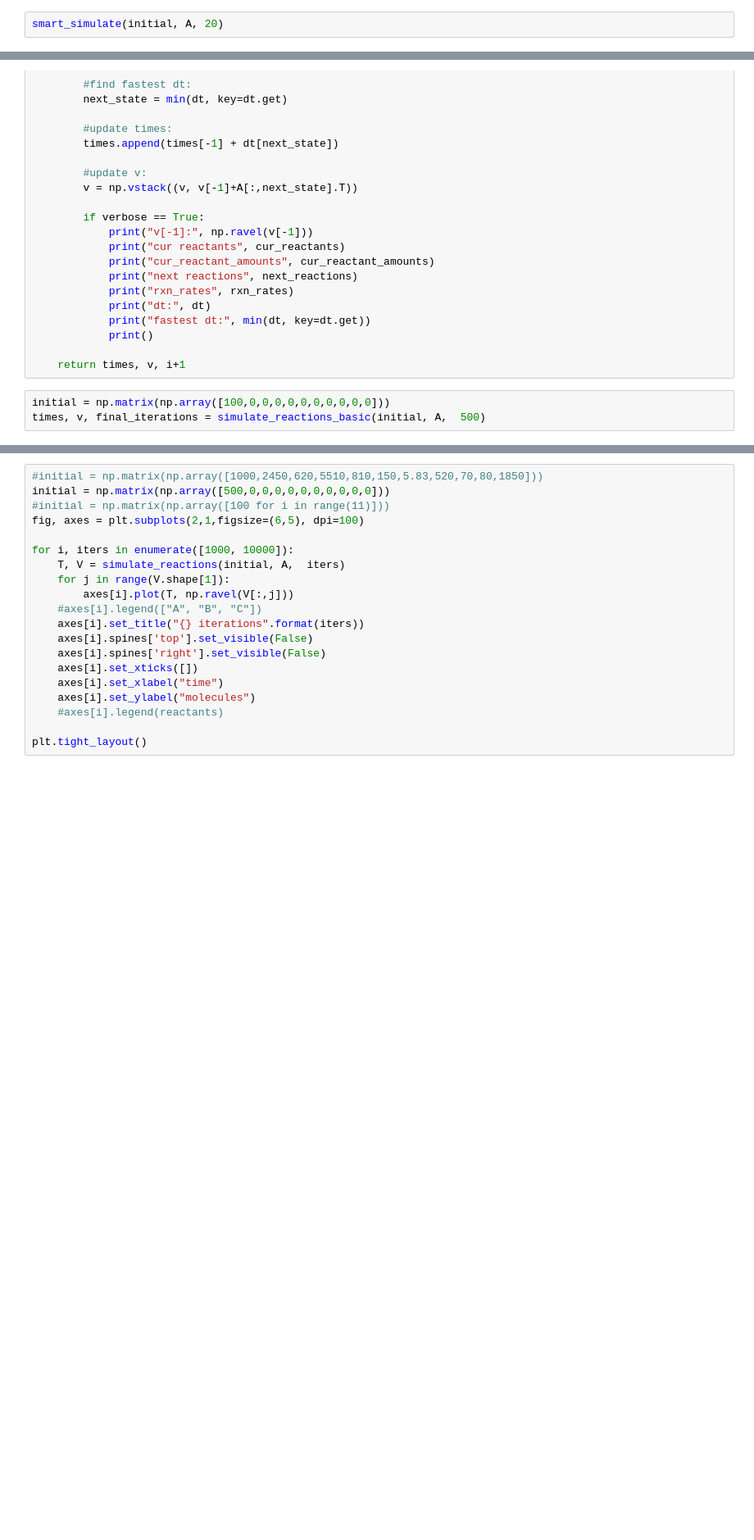
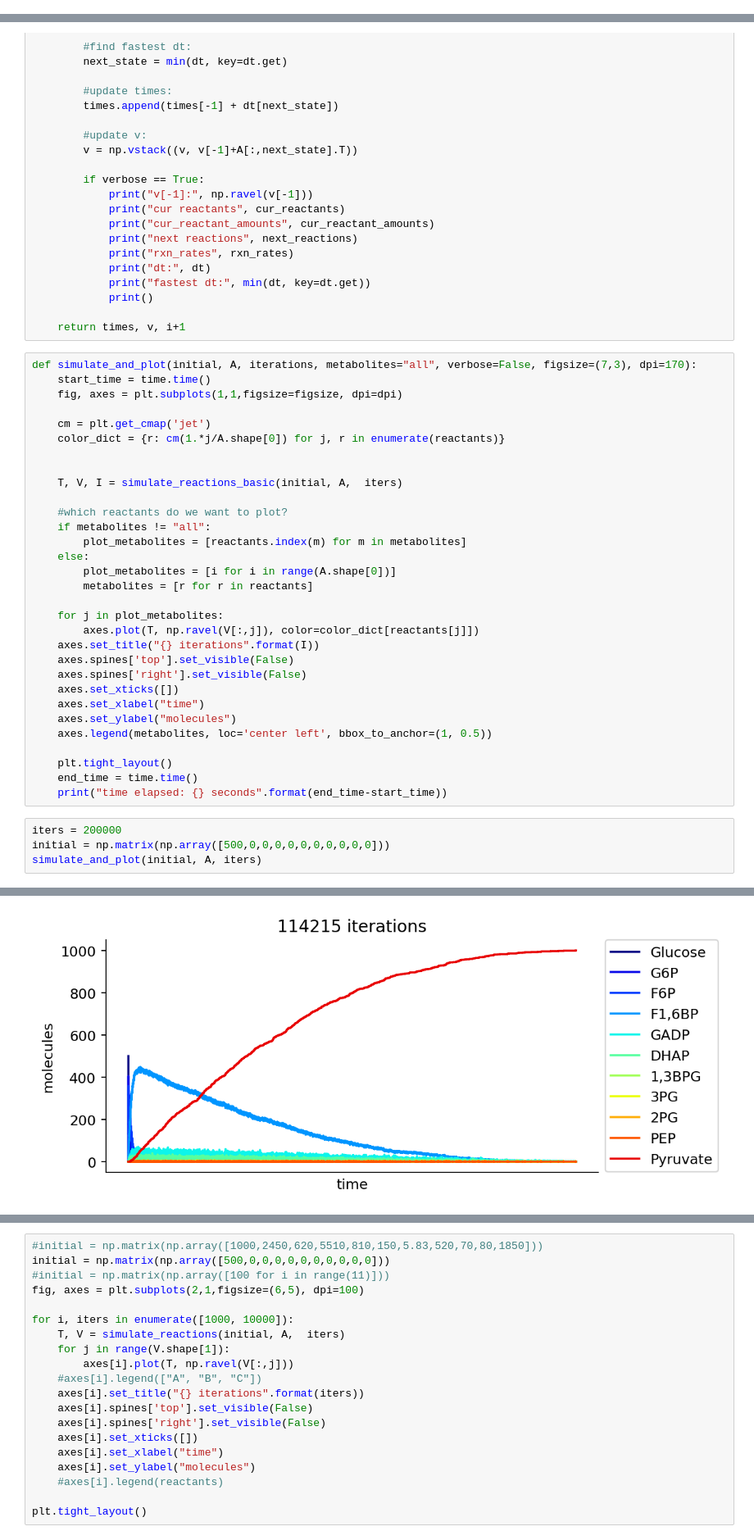
Before and after one commit to smorabit/screm, a Jupyter notebook: glycolysis.ipynb, the cells around one changed output, grey strips where cells are left out. Shown at 82% size. Saved outputs shown, nothing was run; the diff lists cells and outputs as text; blank space fills up the shorter version.

Commit message:
added a plotting function and some thoughts about how to interpret the simulations

```diff
--- a/glycolysis.ipynb
+++ b/glycolysis.ipynb
@@ -109,2 +59,0 @@ def smart_simulate(v, A, iterations, simtime=1):
-# %%
-smart_simulate(initial, A, 20)
@@ -174,6 +102,39 @@ def simulate_reactions_basic(v, A, iterations, verbose=False):
             print()
 
     return times, v, i+1
+# %%
+def simulate_and_plot(initial, A, iterations, metabolites="all", verbose=False, figsize=(7,3), dpi=170):
+    start_time = time.time()
+    fig, axes = plt.subplots(1,1,figsize=figsize, dpi=dpi)
+
+    cm = plt.get_cmap('jet')
+    color_dict = {r: cm(1.*j/A.shape[0]) for j, r in enumerate(reactants)}
+
+
+    T, V, I = simulate_reactions_basic(initial, A,  iters)
+
+    #which reactants do we want to plot?
+    if metabolites != "all":
+        plot_metabolites = [reactants.index(m) for m in metabolites]
+    else:
+        plot_metabolites = [i for i in range(A.shape[0])]
+        metabolites = [r for r in reactants]
+
+    for j in plot_metabolites:
+        axes.plot(T, np.ravel(V[:,j]), color=color_dict[reactants[j]])
+    axes.set_title("{} iterations".format(I))
+    axes.spines['top'].set_visible(False)
+    axes.spines['right'].set_visible(False)
+    axes.set_xticks([])
+    axes.set_xlabel("time")
+    axes.set_ylabel("molecules")
+    axes.legend(metabolites, loc='center left', bbox_to_anchor=(1, 0.5))
+
+    plt.tight_layout()
+    end_time = time.time()
+    print("time elapsed: {} seconds".format(end_time-start_time))
 # %%
-initial = np.matrix(np.array([100,0,0,0,0,0,0,0,0,0,0]))
-times, v, final_iterations = simulate_reactions_basic(initial, A,  500)
+iters = 200000
+initial = np.matrix(np.array([500,0,0,0,0,0,0,0,0,0,0]))
+simulate_and_plot(initial, A, iters)
+# %% [output]
@@ -179,0 +142 @@ times, v, final_iterations = simulate_reactions_basic(initial, A,  500)
+[figure, added]
```
Also changed, not shown: parts of 16 cells of this notebook, 1 other file.
